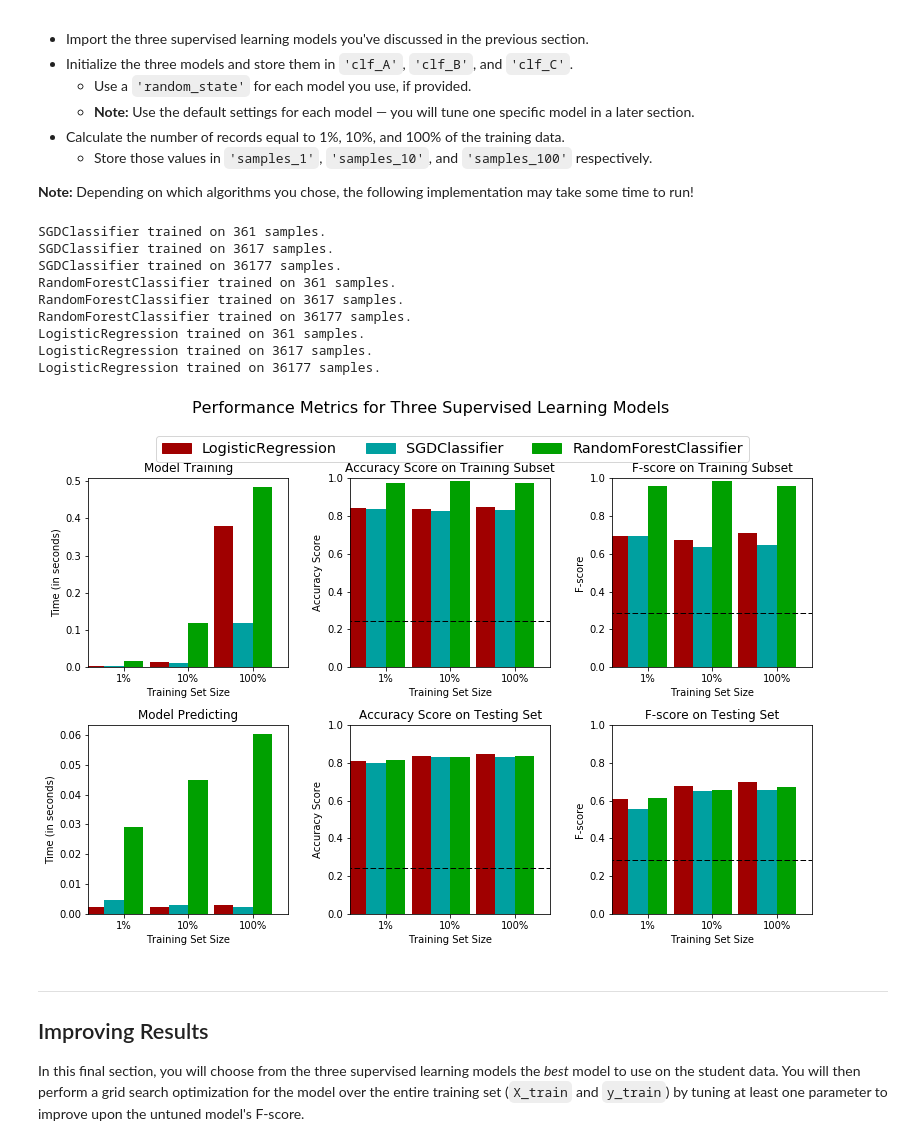
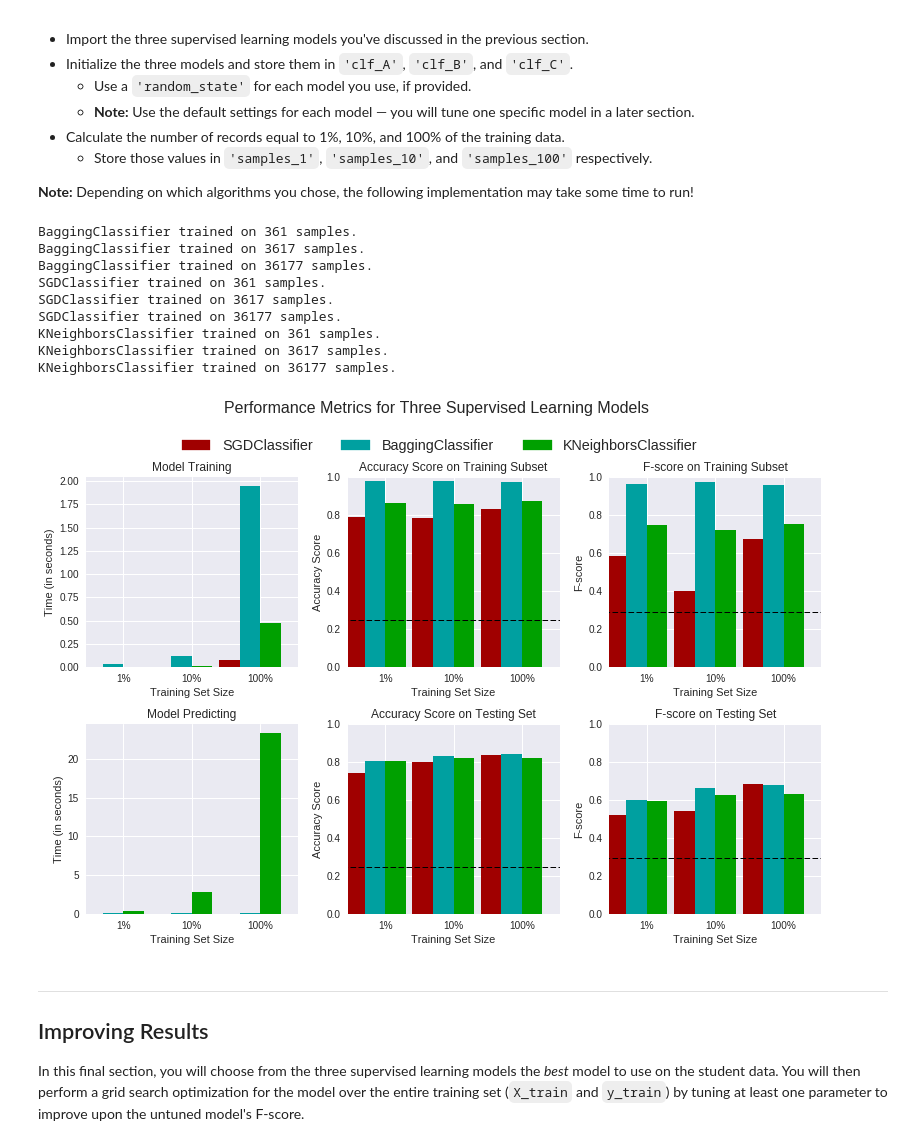
Before and after one commit to dkeitel/machine-learning, a Jupyter notebook: projects/finding_donors/finding_donors.ipynb, the cells around one changed output. Saved outputs shown, nothing was run; the diff lists cells and outputs as text; code cells hidden in the pictures.

```diff
--- a/projects/finding_donors/finding_donors.ipynb
+++ b/projects/finding_donors/finding_donors.ipynb
@@ -145,7 +151,7 @@ import pandas
 features = pandas.get_dummies(features_raw)
 
 # TODO: Encode the 'income_raw' data to numerical values
-income = pandas.get_dummies(income_raw)
+income = pandas.get_dummies(income_raw)['>50K']
 
 # Print the number of features after one-hot encoding
 encoded = list(features.columns)
@@ -277,7 +320,7 @@ def train_predict(learner, sample_size, X_train, y_train, X_test, y_test):
 
     # TODO: Fit the learner to the training data using slicing with 'sample_size'
     start = time() # Get start time
-    learner = learner.fit(X_train[:sample_size], y_train['>50K'][:sample_size])
+    learner = learner.fit(X_train[:sample_size], y_train[:sample_size])
     end = time() # Get end time
 
     # TODO: Calculate the training time
@@ -294,16 +337,16 @@ def train_predict(learner, sample_size, X_train, y_train, X_test, y_test):
     results['pred_time'] = end - start
 
     # TODO: Compute accuracy on the first 300 training samples
-    results['acc_train'] = accuracy_score(predictions_train, y_train['>50K'][:300])
+    results['acc_train'] = accuracy_score(predictions_train, y_train[:300])
 
     # TODO: Compute accuracy on test set
-    results['acc_test'] = accuracy_score(predictions_test, y_test['>50K'])
+    results['acc_test'] = accuracy_score(predictions_test, y_test)
 
     # TODO: Compute F-score on the the first 300 training samples
-    results['f_train'] = fbeta_score(y_train['>50K'][:300], predictions_train, 0.5)
+    results['f_train'] = fbeta_score(y_train[:300], predictions_train, 0.5)
 
     # TODO: Compute F-score on the test set
-    results['f_test'] = fbeta_score(y_test['>50K'], predictions_test, 0.5)
+    results['f_test'] = fbeta_score(y_test, predictions_test, 0.5)
 
     # Success
     print "{} trained on {} samples.".format(learner.__class__.__name__, sample_size)
@@ -323,43 +366,43 @@ In the code cell, you will need to implement the following:
 **Note:** Depending on which algorithms you chose, the following implementation may take some time to run!
 # %%
 # TODO: Import the three supervised learning models from sklearn
-from sklearn import linear_model
-from sklearn.naive_bayes import GaussianNB
-from sklearn.ensemble import RandomForestClassifier
+from sklearn.linear_model import SGDClassifier
+from sklearn.ensemble import BaggingClassifier
+from sklearn.neighbors import KNeighborsClassifier
 
 # TODO: Initialize the three models
-clf_A = linear_model.SGDClassifier()
-clf_B = RandomForestClassifier()
-clf_C = linear_model.LogisticRegression()
+clf_A = BaggingClassifier(random_state=1234567)
+clf_B = SGDClassifier(random_state=1234567)
+clf_C = KNeighborsClassifier()
 
 # TODO: Calculate the number of samples for 1%, 10%, and 100% of the training data
 num_samples = len(y_train)
 samples_1 = num_samples * 1 / 100
 samples_10 = num_samples * 10 / 100
 samples_100 = num_samples
 
 # Collect results on the learners
 results = {}
 for clf in [clf_A, clf_B, clf_C]:
     clf_name = clf.__class__.__name__
     results[clf_name] = {}
     for i, samples in enumerate([samples_1, samples_10, samples_100]):
         results[clf_name][i] = \
         train_predict(clf, samples, X_train, y_train, X_test, y_test)
 
 # Run metrics visualization for the three supervised learning models chosen
 vs.evaluate(results, accuracy, fscore)
 # %% [output]
+BaggingClassifier trained on 361 samples.
+BaggingClassifier trained on 3617 samples.
+BaggingClassifier trained on 36177 samples.
 SGDClassifier trained on 361 samples.
 SGDClassifier trained on 3617 samples.
 SGDClassifier trained on 36177 samples.
-RandomForestClassifier trained on 361 samples.
-RandomForestClassifier trained on 3617 samples.
-RandomForestClassifier trained on 36177 samples.
-LogisticRegression trained on 361 samples.
-LogisticRegression trained on 3617 samples.
-LogisticRegression trained on 36177 samples.
+KNeighborsClassifier trained on 361 samples.
+KNeighborsClassifier trained on 3617 samples.
+KNeighborsClassifier trained on 36177 samples.
-[figure, old version]
+[figure, new version]
 # %% [markdown]
 ----
 ## Improving Results
```
Also changed, not shown: parts of 22 cells of this notebook, 1 other file.
